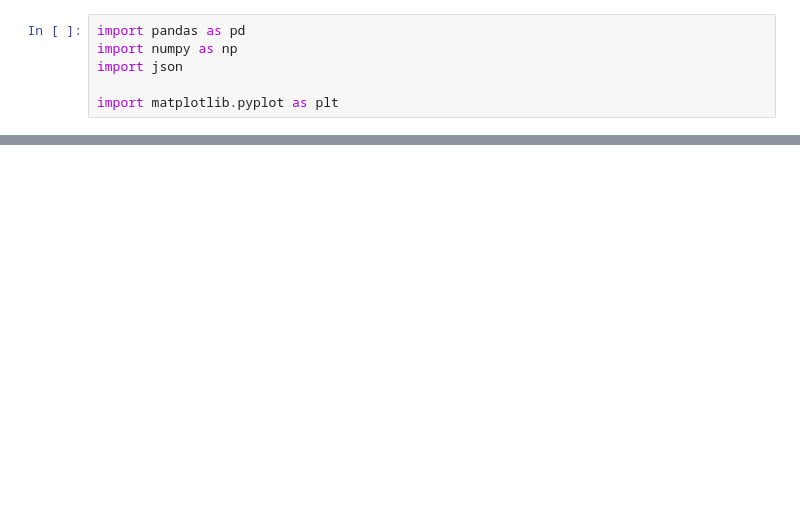
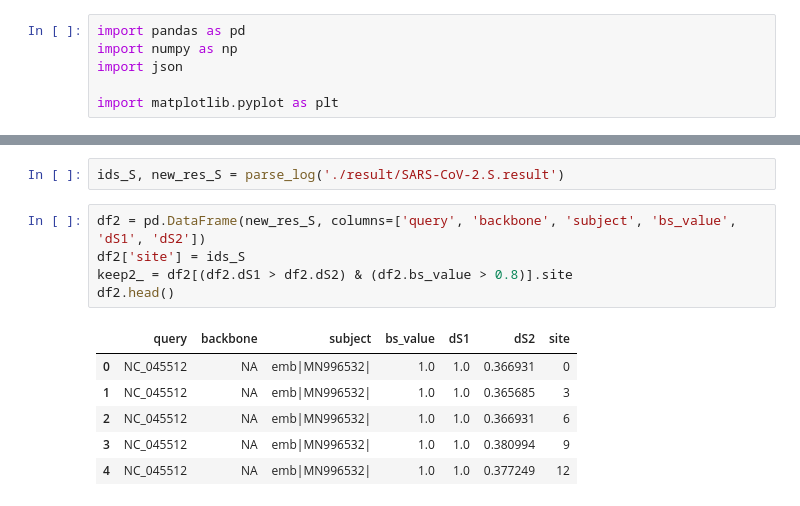
Before and after one commit to DuLab-SYSU/NSRecomb, a Jupyter notebook: results.ipynb, the cells around one changed output, grey strips where cells are left out. Cells and saved outputs as stored; diff of their text form; blank space fills up the shorter version.

```diff
--- a/results.ipynb
+++ b/results.ipynb
@@ -41,0 +46,14 @@ plt.legend(loc='upper left', bbox_to_anchor=(1, 1))
+# %%
+ids_S, new_res_S = parse_log('./result/SARS-CoV-2.S.result')
+# %%
+df2 = pd.DataFrame(new_res_S, columns=['query', 'backbone', 'subject', 'bs_value', 'dS1', 'dS2'])
+df2['site'] = ids_S
+keep2_ = df2[(df2.dS1 > df2.dS2) & (df2.bs_value > 0.8)].site
+df2.head()
+# %% [output]
+|  | query | backbone | subject | bs_value | dS1 | dS2 | site |
+| 0 | NC_045512 | NA | emb|MN996532| | 1.0 | 1.0 | 0.366931 | 0 |
+| 1 | NC_045512 | NA | emb|MN996532| | 1.0 | 1.0 | 0.365685 | 3 |
+| 2 | NC_045512 | NA | emb|MN996532| | 1.0 | 1.0 | 0.366931 | 6 |
+| 3 | NC_045512 | NA | emb|MN996532| | 1.0 | 1.0 | 0.380994 | 9 |
+| 4 | NC_045512 | NA | emb|MN996532| | 1.0 | 1.0 | 0.377249 | 12 |
```
Also changed, not shown: parts of 8 cells of this notebook, 2 other files.
